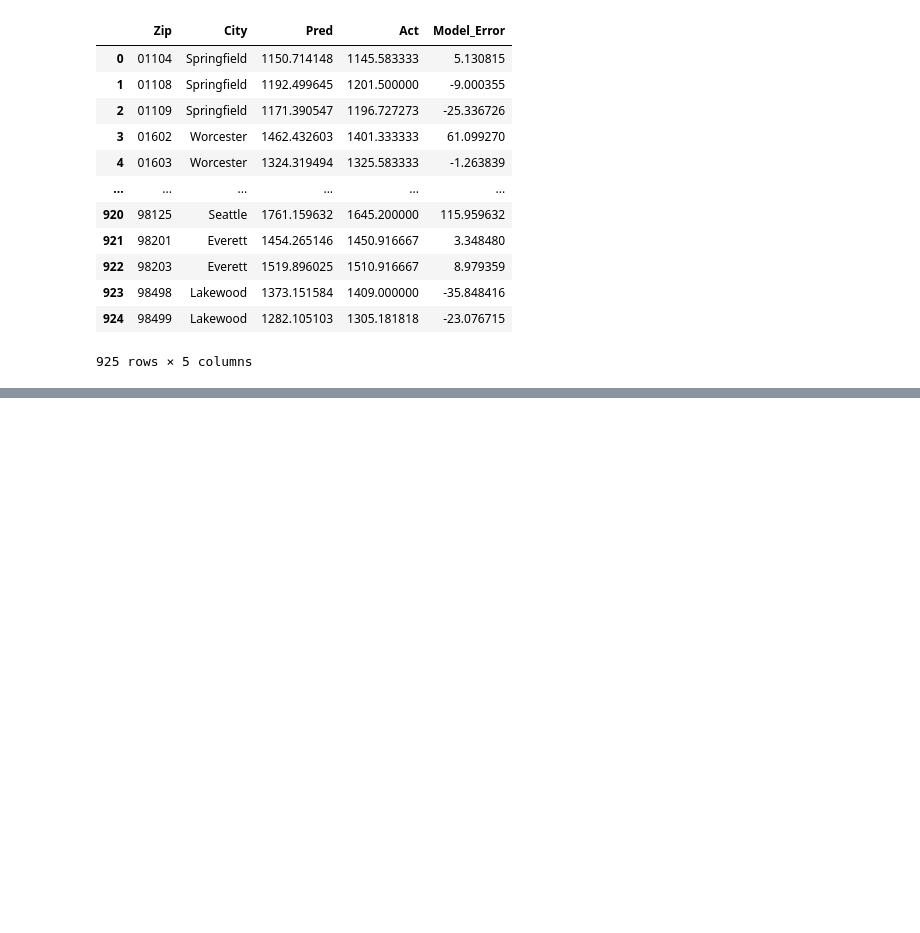
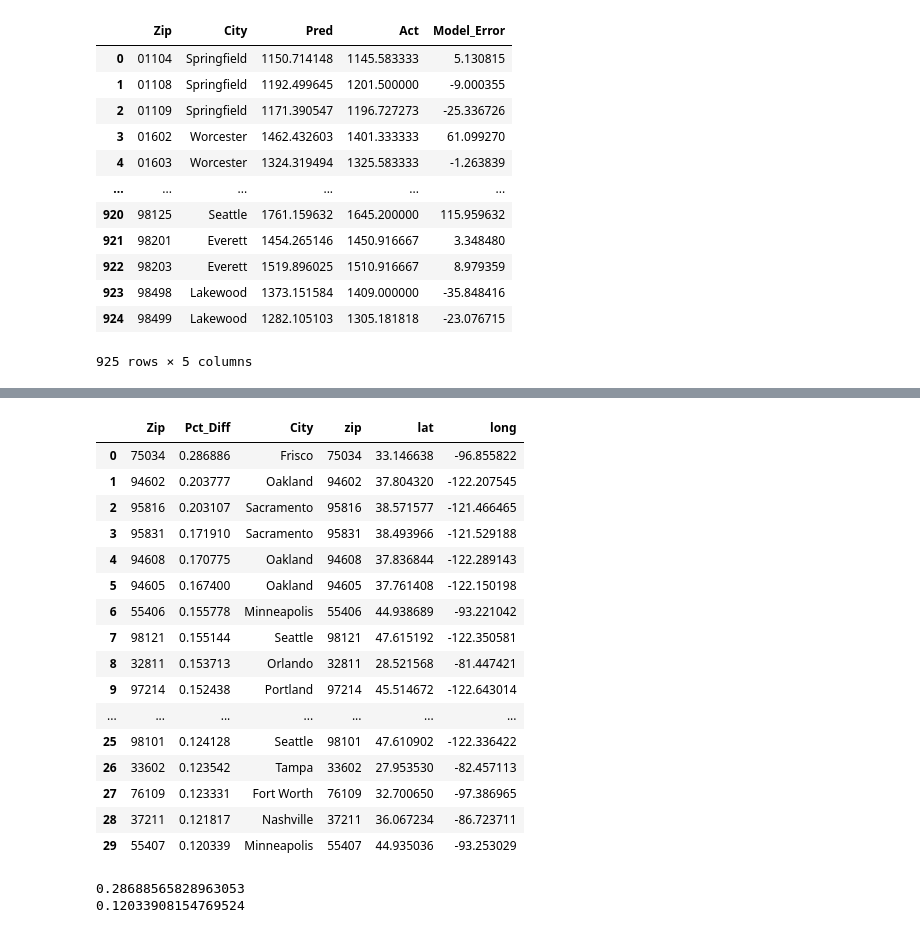
Before and after one commit to jonahsg/NYCDSA_Capstone, a Jupyter notebook: Final.ipynb, the cells around one changed output, grey strips where cells are left out. Drawn from its saved outputs; the diff is of its cells as text; code cells hidden in the pictures; blank space fills up the shorter version.

```diff
--- a/Final.ipynb
+++ b/Final.ipynb
@@ -347,0 +298,6 @@ bot_cit['City']
+# %%
+top_zip = test_true.groupby('Zip')[['Pct_Diff']].mean().sort_values(by = 'Pct_Diff', ascending = False).head(30)
+top_zip = top_zip.reset_index()
+# %%
+top_zip2 = top_zip.merge(test_true[['Zip', 'City']], on='Zip', how='left')
+top_zip2
@@ -496,0 +470,21 @@ map_
+# %%
+top_ = top_zip2.merge(zip_lat_long, how = 'left', left_on = 'Zip', right_on = 'zip')
+top_
+# %% [output]
+|  | Zip | Pct_Diff | City | zip | lat | long |
+| 0 | 75034 | 0.286886 | Frisco | 75034 | 33.146638 | -96.855822 |
+| 1 | 94602 | 0.203777 | Oakland | 94602 | 37.804320 | -122.207545 |
+| 2 | 95816 | 0.203107 | Sacramento | 95816 | 38.571577 | -121.466465 |
+| 3 | 95831 | 0.171910 | Sacramento | 95831 | 38.493966 | -121.529188 |
+| 4 | 94608 | 0.170775 | Oakland | 94608 | 37.836844 | -122.289143 |
+| 5 | 94605 | 0.167400 | Oakland | 94605 | 37.761408 | -122.150198 |
+| 6 | 55406 | 0.155778 | Minneapolis | 55406 | 44.938689 | -93.221042 |
+| 7 | 98121 | 0.155144 | Seattle | 98121 | 47.615192 | -122.350581 |
+| 8 | 32811 | 0.153713 | Orlando | 32811 | 28.521568 | -81.447421 |
+| 9 | 97214 | 0.152438 | Portland | 97214 | 45.514672 | -122.643014 |
+| ... | ... | ... | ... | ... | ... | ... |
+| 25 | 98101 | 0.124128 | Seattle | 98101 | 47.610902 | -122.336422 |
+| 26 | 33602 | 0.123542 | Tampa | 33602 | 27.953530 | -82.457113 |
+| 27 | 76109 | 0.123331 | Fort Worth | 76109 | 32.700650 | -97.386965 |
+| 28 | 37211 | 0.121817 | Nashville | 37211 | 36.067234 | -86.723711 |
+| 29 | 55407 | 0.120339 | Minneapolis | 55407 | 44.935036 | -93.253029 |
@@ -496,0 +493,6 @@ map_
+# %%
+print(top_['Pct_Diff'].max())
+print(top_['Pct_Diff'].min())
+# %% [output]
+0.28688565828963053
+0.12033908154769524
```
Also changed, not shown: parts of 36 cells of this notebook.
